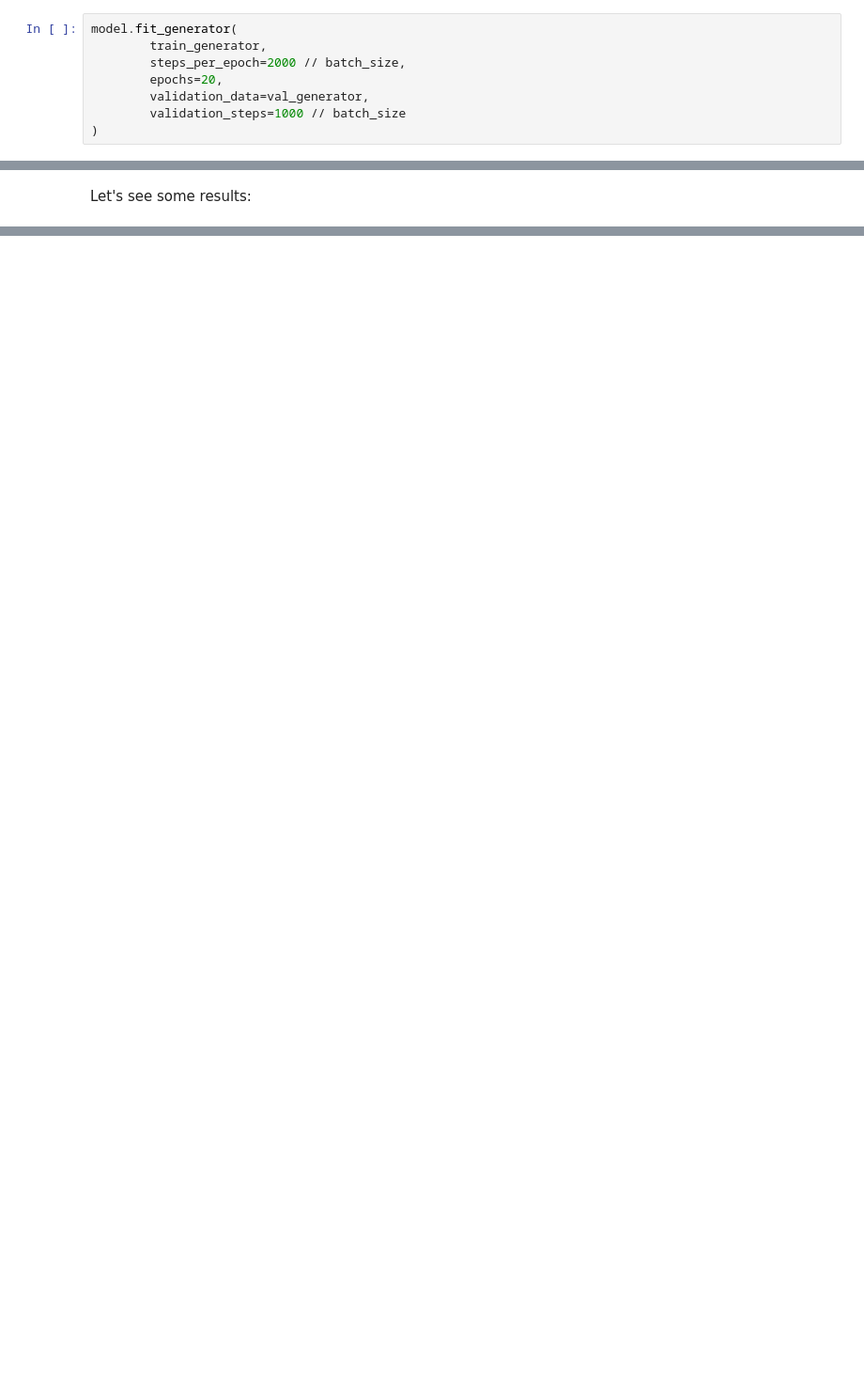
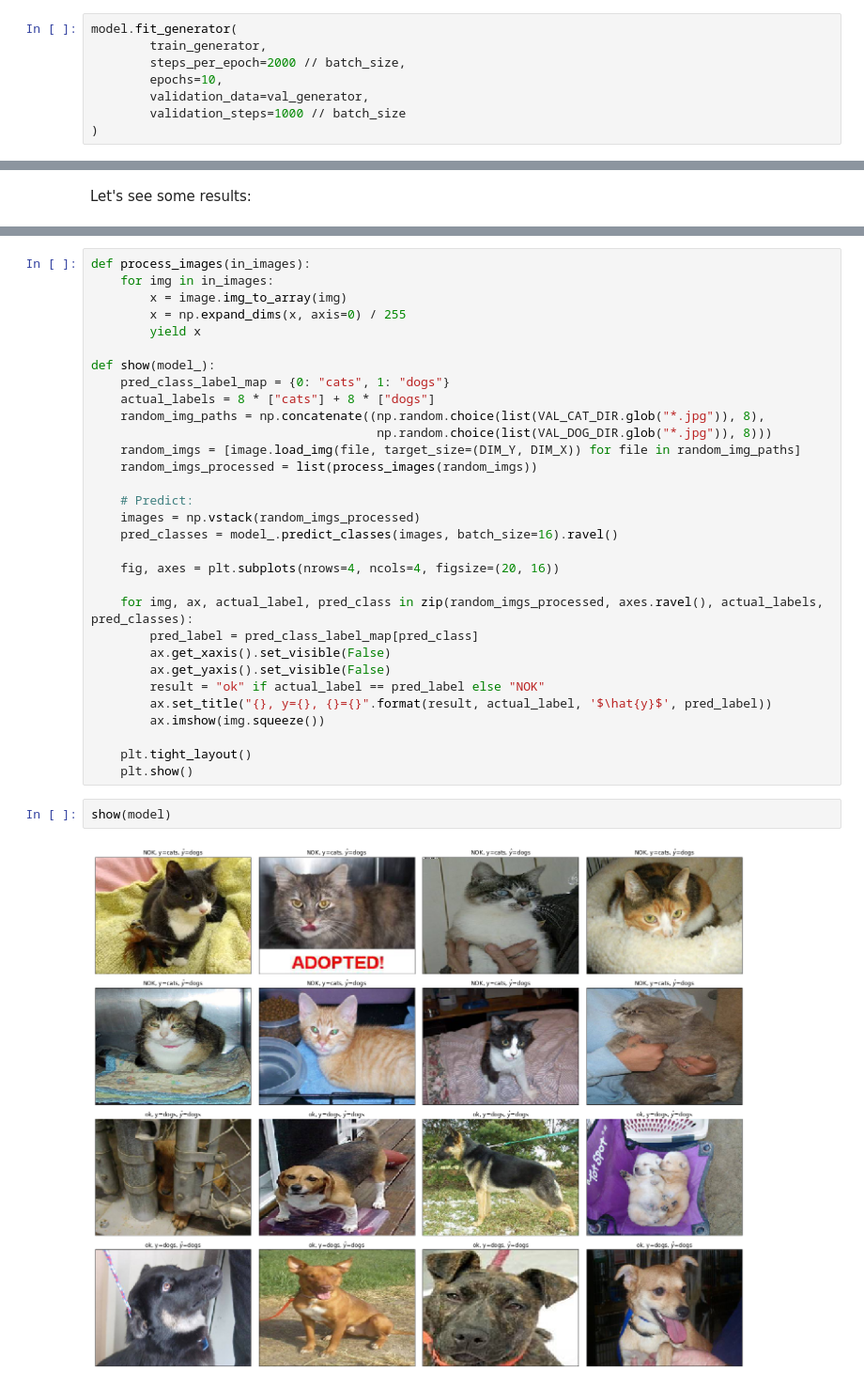
Before and after one commit to jvanlier/ML_DL_Intro_Course, a Jupyter notebook: Day2Notebooks/2_deep_learning_convnet.ipynb, the cells around one changed output, grey strips where cells are left out. Shown at 94% size. Cells and saved outputs as stored; diff of their text form; blank space fills up the shorter version.

```diff
--- a/Day2Notebooks/2_deep_learning_convnet.ipynb
+++ b/Day2Notebooks/2_deep_learning_convnet.ipynb
@@ -200,7 +204,7 @@ train_generator.class_indices
 model.fit_generator(
         train_generator,
         steps_per_epoch=2000 // batch_size,
-        epochs=20,
+        epochs=10,
         validation_data=val_generator,
         validation_steps=1000 // batch_size
 )
@@ -266,0 +315,35 @@ Let's see some results:
+# %%
+def process_images(in_images):
+    for img in in_images:
+        x = image.img_to_array(img)
+        x = np.expand_dims(x, axis=0) / 255
+        yield x
+
+def show(model_):
+    pred_class_label_map = {0: "cats", 1: "dogs"}
+    actual_labels = 8 * ["cats"] + 8 * ["dogs"]
+    random_img_paths = np.concatenate((np.random.choice(list(VAL_CAT_DIR.glob("*.jpg")), 8),
+                                       np.random.choice(list(VAL_DOG_DIR.glob("*.jpg")), 8)))
+    random_imgs = [image.load_img(file, target_size=(DIM_Y, DIM_X)) for file in random_img_paths]
+    random_imgs_processed = list(process_images(random_imgs))
+
+    # Predict:
+    images = np.vstack(random_imgs_processed)
+    pred_classes = model_.predict_classes(images, batch_size=16).ravel()
+
+    fig, axes = plt.subplots(nrows=4, ncols=4, figsize=(20, 16))
+
+    for img, ax, actual_label, pred_class in zip(random_imgs_processed, axes.ravel(), actual_labels, pred_classes):
+        pred_label = pred_class_label_map[pred_class]
+        ax.get_xaxis().set_visible(False)
+        ax.get_yaxis().set_visible(False)
+        result = "ok" if actual_label == pred_label else "NOK"
+        ax.set_title("{}, y={}, {}={}".format(result, actual_label, '$\hat{y}$', pred_label))
+        ax.imshow(img.squeeze())
+
+    plt.tight_layout()
+    plt.show()
+# %%
+show(model)
+# %% [output]
+[figure, added]
```
Also changed, not shown: parts of 14 cells of this notebook.
